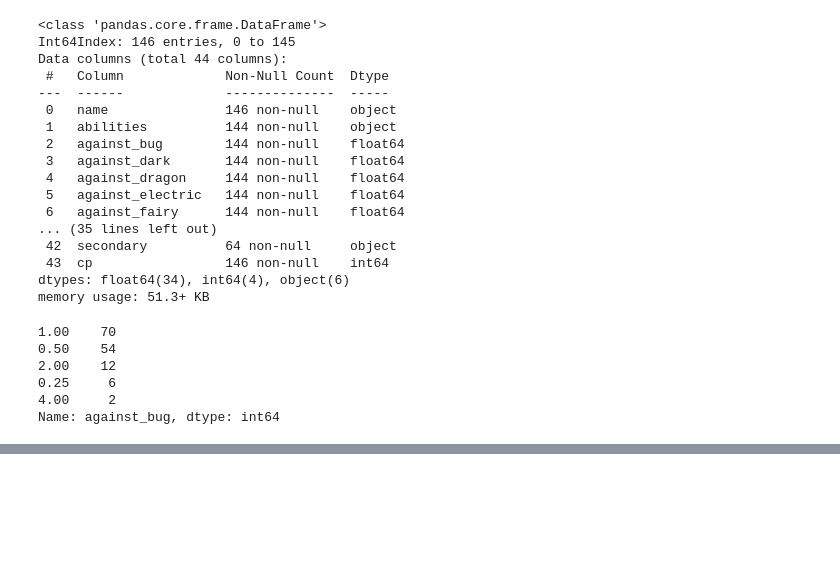
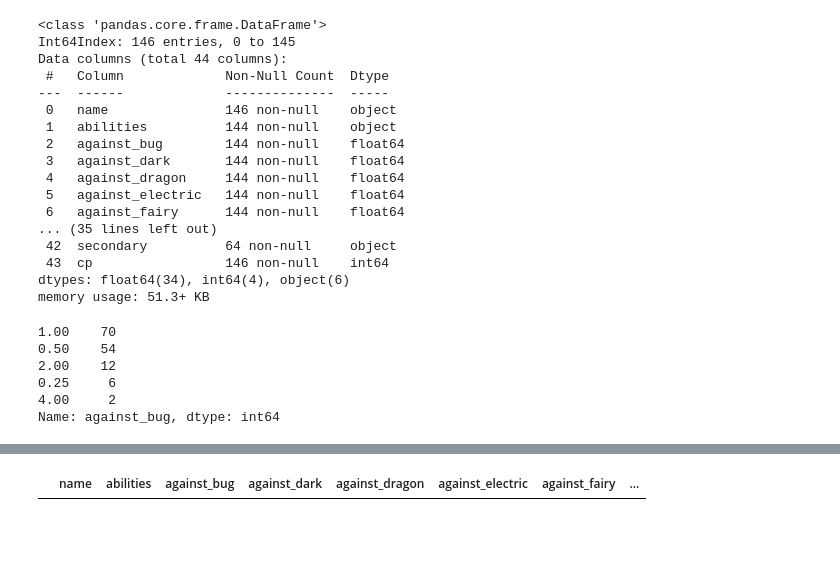
Before and after one commit to adamjvg/Project-2-ETL, a Jupyter notebook: Pokemon_ETL.ipynb, the cells around one changed output, grey strips where cells are left out. Cells and saved outputs as stored; diff of their text form; code cells hidden in the pictures; blank space fills up the shorter version.

```diff
--- a/Pokemon_ETL.ipynb
+++ b/Pokemon_ETL.ipynb
@@ -232,4 +232,8 @@ cleandf
 | 143 | Dratini | ['Shed Skin', 'Marvel Scale'] | 1.00 | 1.0 | 2.0 | 0.5 | 2.0 | ... |
 | 144 | Dragonair | ['Shed Skin', 'Marvel Scale'] | 1.00 | 1.0 | 2.0 | 0.5 | 2.0 | ... |
 | 145 | Dragonite | ['Inner Focus', 'Multiscale'] | 0.50 | 1.0 | 2.0 | 1.0 | 2.0 | ... |
+# %%
+cleandf[cleandf.duplicated(keep=False)]
+# %% [output]
+|  | name | abilities | against_bug | against_dark | against_dragon | against_electric | against_fairy | ... |
 # %%
```
Also changed, not shown: parts of 1 cell of this notebook, 3 other files.
